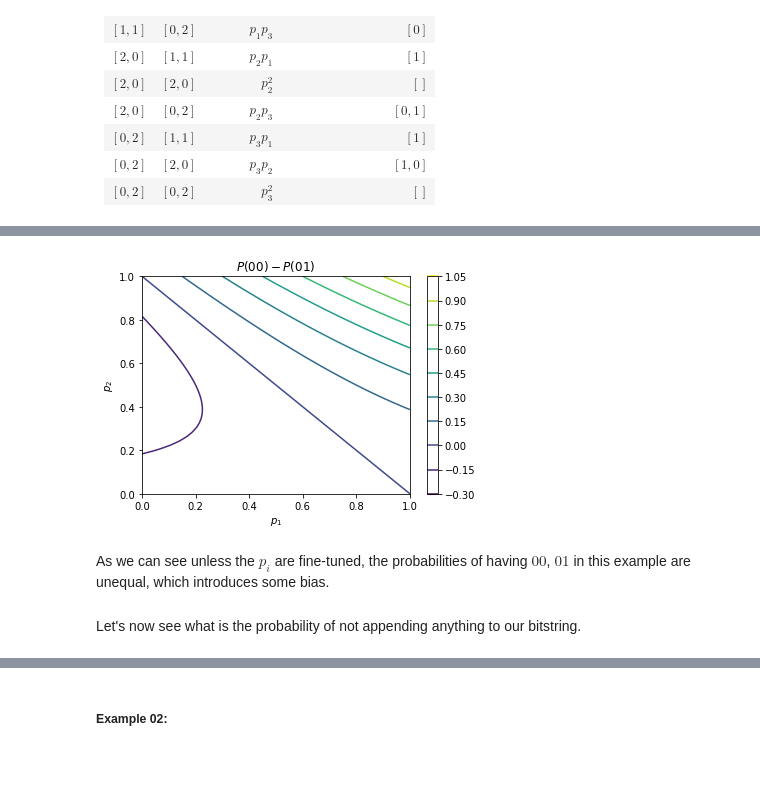
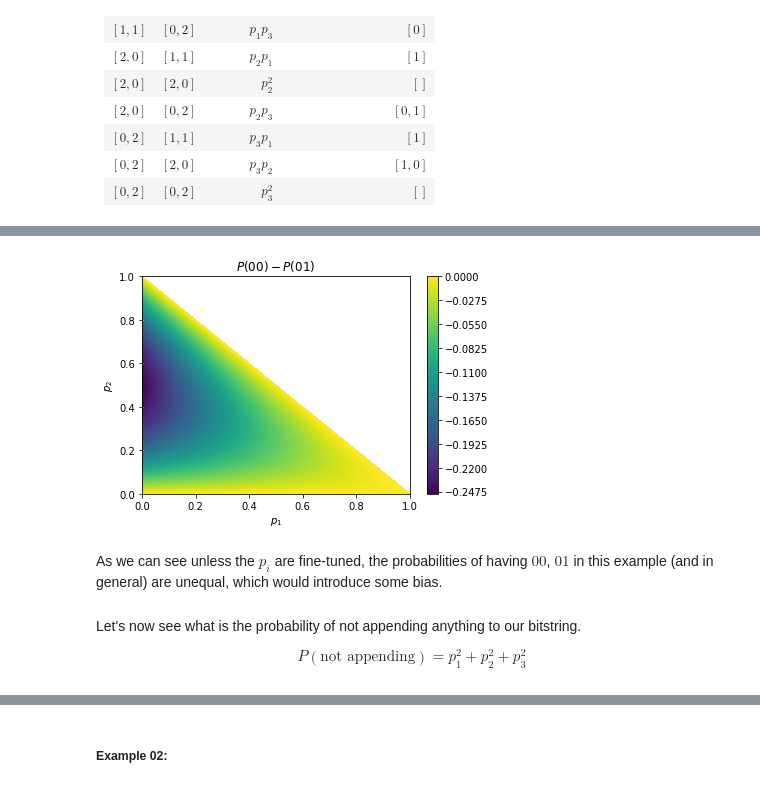
Before and after one commit to Constantine-Quantum-Tech/cqt_rng, a Jupyter notebook: challenge/demo.ipynb, the cells around one changed output, grey strips where cells are left out. Cells and saved outputs as stored; diff of their text form; code cells hidden in the pictures; blank space fills up the shorter version.

```diff
--- a/challenge/demo.ipynb
+++ b/challenge/demo.ipynb
@@ -269,31 +314,35 @@ def p_0(p1, p2):
 # %%
-def p_1(p1, p2):
+def ex1_p_1(p1, p2):
     p3 = 1 - p1 - p2
-    return p1 * p2 + p2 * p3 - p1 * p2 * p3
+    p3 = np.where(p3 < 0, np.nan, p3)
+    return p1 * p2 + p2 * p3
 # %%
-def p_00(p1, p2):
-    return p_0(p1, p2)**2
+def ex1_p_00(p1, p2):
+    return ex1_p_0(p1, p2)**2
 # %%
-def p_01(p1, p2):
+def ex1_p_01(p1, p2):
     p3 = 1 - p1 - p2
-    return p_0(p1, p2) * p_1(p1, p2) + p2 * p3
+    p3 = np.where(p3 < 0, np.nan, p3)
+    return ex1_p_0(p1, p2) * ex1_p_1(p1, p2) + p2 * p3
 # %%
-def diff_p00_p01(p1, p2):
-    return  p_00(p1, p2) - p_01(p1, p2)
+def ex1_diff_p00_p01(p1, p2):
+    return  ex1_p_00(p1, p2) - ex1_p_01(p1, p2)
 # %%
 p1 = np.linspace(0, 1)
 p2 = np.linspace(0, 1)
 mp1, mp2 = np.meshgrid(p1, p2)
 # %%
-plt.contour(mp1, mp2, diff_p00_p01(mp1, mp2), levels=10)
+plt.contourf(mp1, mp2, ex1_diff_p00_p01(mp1, mp2), levels=100)
 plt.colorbar()
 plt.xlabel("$p_1$")
 plt.ylabel("$p_2$")
 plt.title("$P(00) - P(01)$")
 plt.show()
 # %% [output]
-[figure, old version]
+[figure, new version]
 # %% [markdown]
-As we can see unless the $p_i$ are fine-tuned, the probabilities of having $00$, $01$ in this example are unequal, which introduces some bias.
+As we can see unless the $p_i$ are fine-tuned, the probabilities of having $00$, $01$ in this example (and in general) are unequal, which would introduce some bias.
 # %% [markdown]
 Let's now see what is the probability of not appending anything to our bitstring.
+
+$$P(\text{not appending}) = p_1^2 + p_2^2 + p_3^2$$
```
Also changed, not shown: parts of 55 cells of this notebook, 8 other files.
